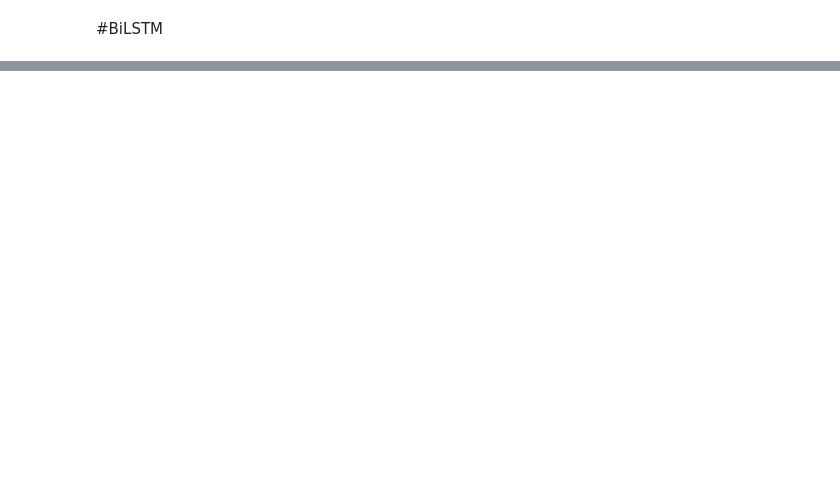
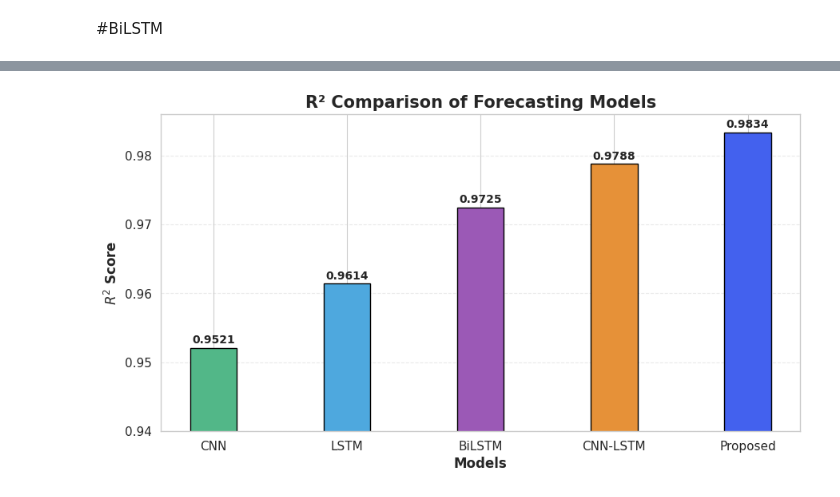
Before and after one commit to Joydas2003/Electrical-Load-Forcasting-Ml, a Jupyter notebook: Machine Learning Based short term Electrical Load Forcasting.ipynb, the cells around one changed output, grey strips where cells are left out. Drawn from its saved outputs; the diff is of its cells as text; code cells hidden in the pictures; blank space fills up the shorter version.

```diff
--- a/Machine Learning Based short term Electrical Load Forcasting.ipynb
+++ b/Machine Learning Based short term Electrical Load Forcasting.ipynb
@@ -3516,0 +4115,85 @@ print("R2  :", r2)
+# %%
+import matplotlib.pyplot as plt
+
+models = [
+    "CNN",
+    "LSTM",
+    "BiLSTM",
+    "CNN-LSTM",
+    "Proposed"
+]
+
+r2_scores = [
+    0.9521,
+    0.9614,
+    0.9725,
+    0.9788,
+    0.9834
+]
+
+colors = [
+    "#52b788",
+    "#4ea8de",
+    "#9b59b6",
+    "#e69138",
+    "#4361ee"
+]
+
+plt.figure(figsize=(9,5))
+
+bars = plt.bar(
+    models,
+    r2_scores,
+    width=0.35,          # thinner bars
+    color=colors,
+    edgecolor="black",
+    linewidth=1.0
+)
+
+for bar in bars:
+
+    height = bar.get_height()
+
+    plt.text(
+        bar.get_x() + bar.get_width()/2,
+        height + 0.0003,
+        f"{height:.4f}",
+        ha="center",
+        va="bottom",
+        fontsize=10,
+        fontweight="bold"
+    )
+
+plt.ylabel(
+    r"$R^2$ Score",
+    fontsize=12,
+    fontweight="bold"
+)
+
+plt.xlabel(
+    "Models",
+    fontsize=12,
+    fontweight="bold"
+)
+
+plt.title(
+    "R² Comparison of Forecasting Models",
+    fontsize=15,
+    fontweight="bold"
+)
+
+plt.ylim(0.94, 0.986)
+
+plt.grid(
+    axis="y",
+    linestyle="--",
+    alpha=0.4
+)
+
+plt.xticks(fontsize=11)
+plt.yticks(fontsize=11)
+
+plt.tight_layout()
+plt.show()
+# %% [output]
+[figure, added]
```
Also changed, not shown: parts of 51 cells of this notebook.
